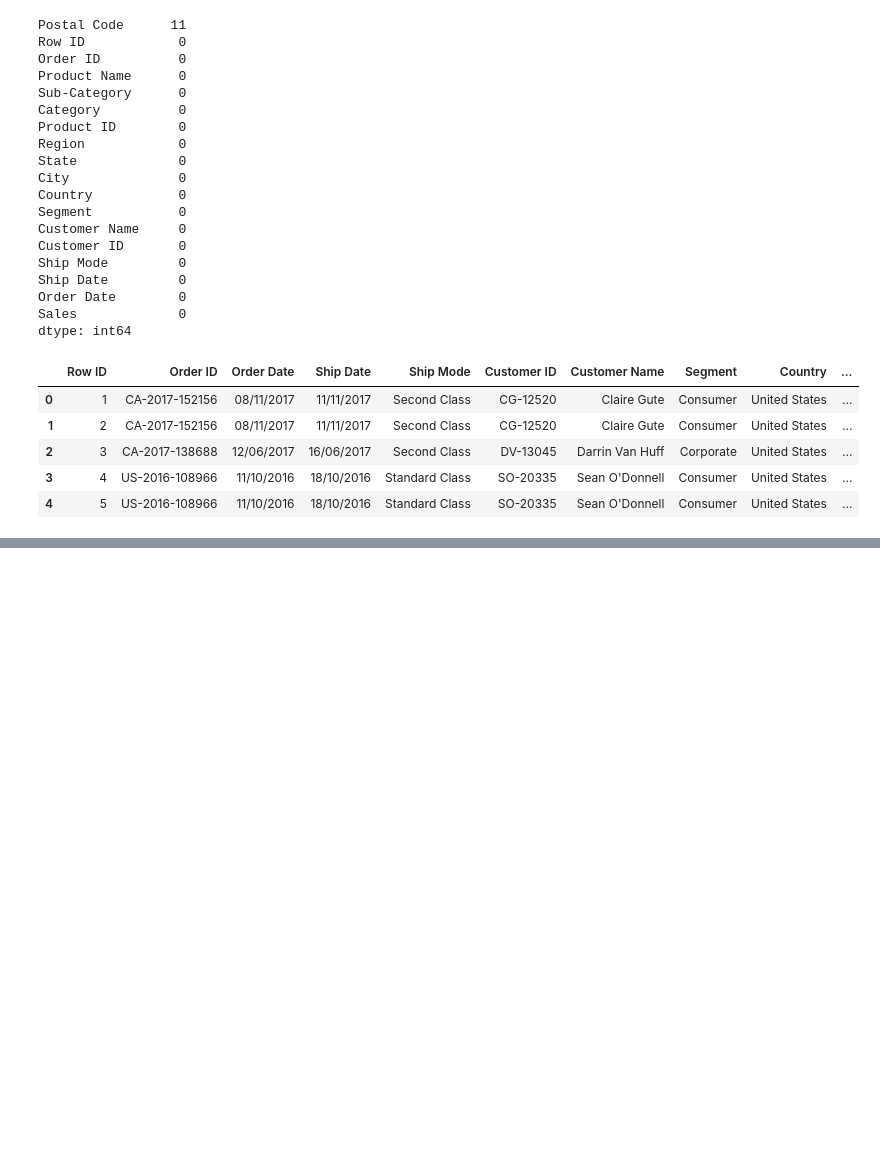
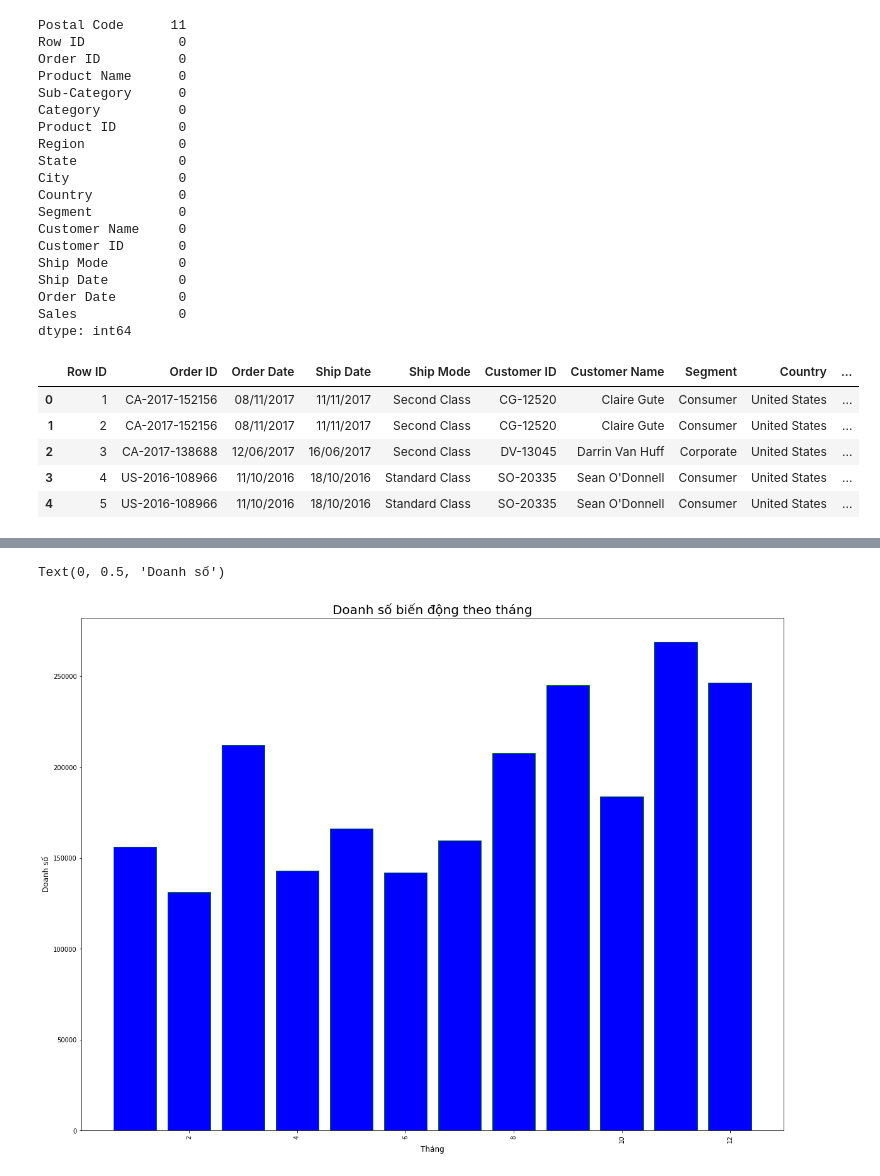
Before and after one commit to ngotancuong/mse.python, a Jupyter notebook: Baitap04.ipynb, the cells around one changed output, grey strips where cells are left out. Drawn from its saved outputs; the diff is of its cells as text; code cells hidden in the pictures; blank space fills up the shorter version.

```diff
--- a/Baitap04.ipynb
+++ b/Baitap04.ipynb
@@ -89,0 +93,6 @@ sell_prices_df.head()
+# %%
+# Biểu đồ thể hiện biến động doanh số theo tháng
+sell_prices_df['day'] = pd.to_datetime(sell_prices_df['Order Date']).dt.day
+sell_prices_df['month'] = pd.to_datetime(sell_prices_df['Order Date']).dt.month
+sell_prices_df['year'] = pd.to_datetime(sell_prices_df['Order Date']).dt.year
+sell_prices_df['month']
@@ -89,0 +112,4 @@ sell_prices_df.head()
+# %%
+totalsalesofmonth = sell_prices_df.groupby(['month']).sum().sort_values("Sales",ascending=False)
+totalsalesofmonth.reset_index(inplace=True)
+totalsalesofmonth
@@ -89,0 +130,10 @@ sell_prices_df.head()
+# %%
+plt.figure(figsize=(20,15))
+plt.bar(totalsalesofmonth['month'],totalsalesofmonth['Sales'],color='blue',edgecolor='green')
+plt.xticks(rotation='vertical')
+plt.title('Doanh số biến động theo tháng', fontsize=20)
+plt.xlabel('Tháng',fontsize=12)
+plt.ylabel('Doanh số',fontsize=12)
+# %% [output]
+Text(0, 0.5, 'Doanh số')
+[figure, added]
```
Also changed, not shown: parts of 7 cells of this notebook.
